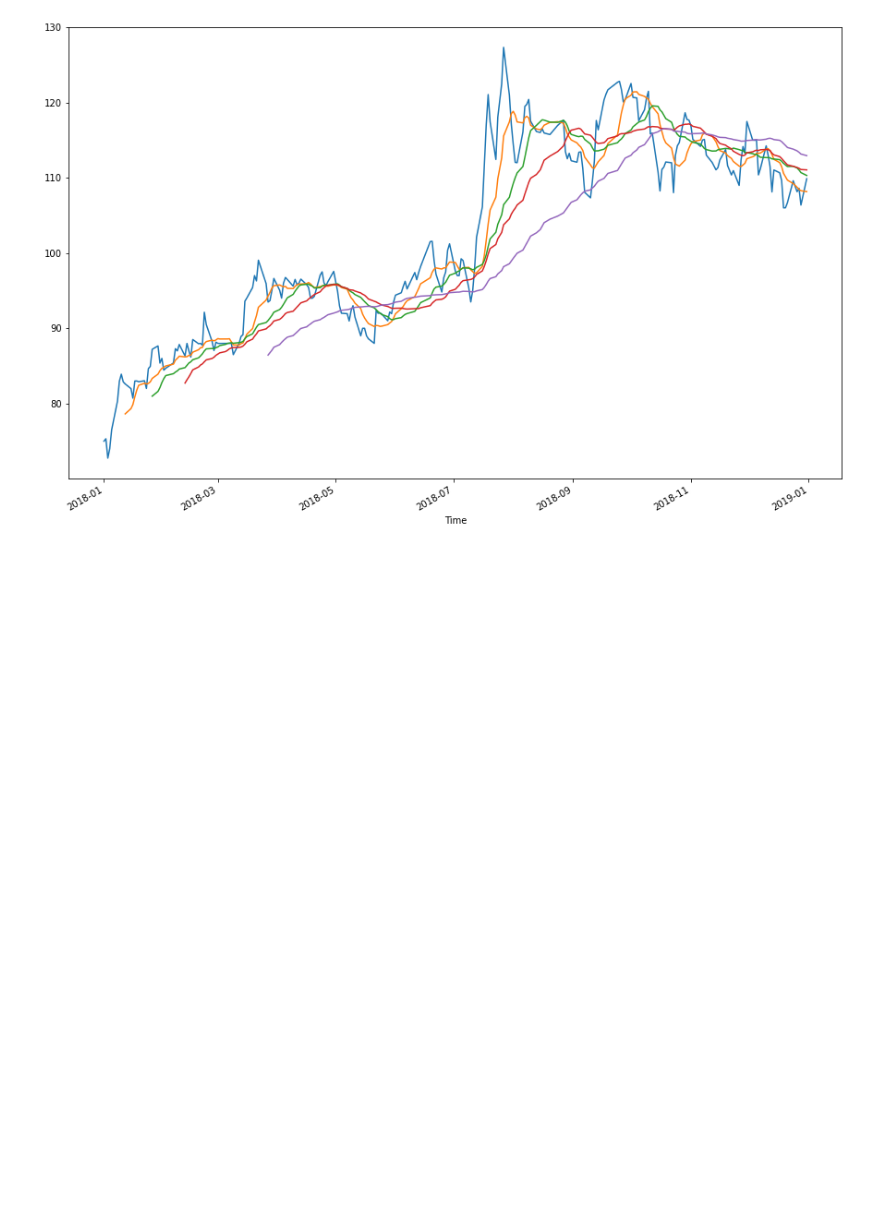
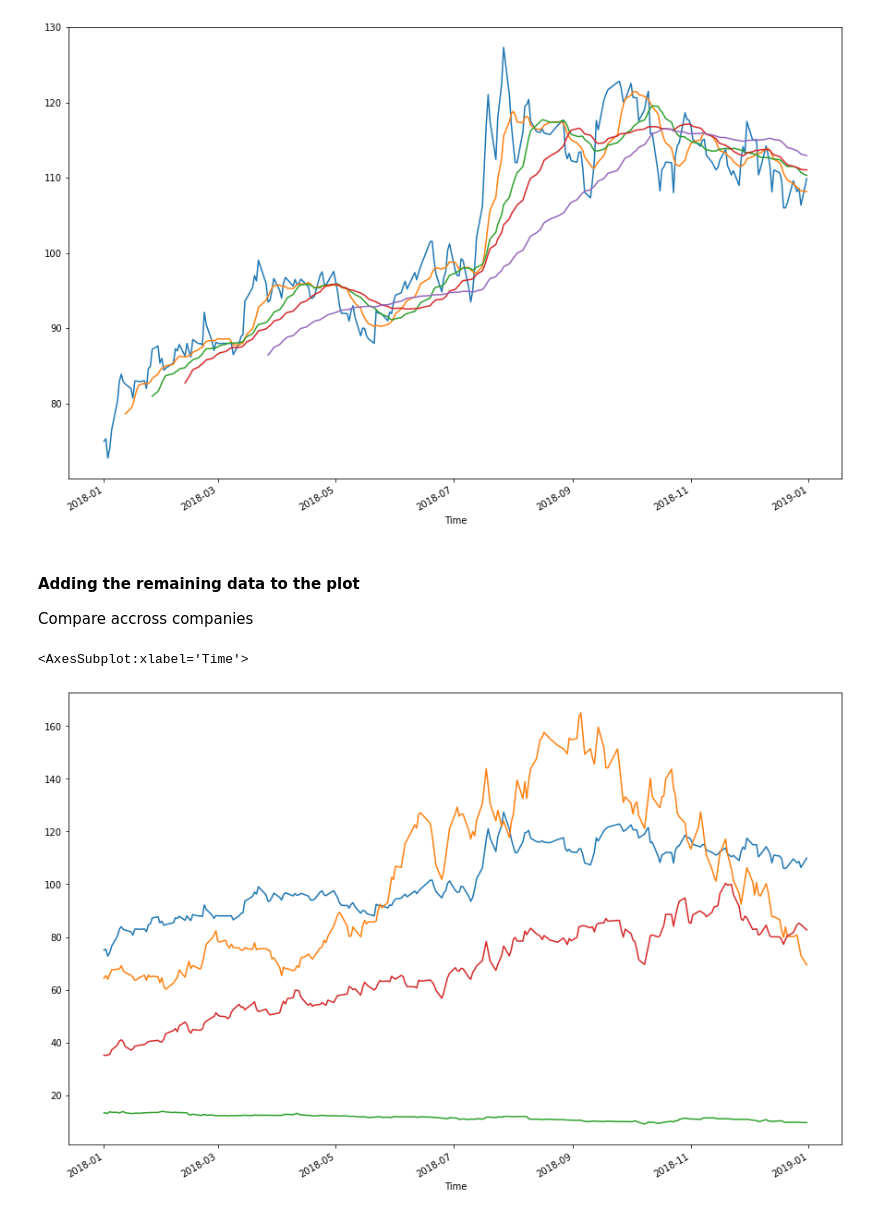
Before and after one commit to simiel/Predictive-Analysis-with-Python, a Jupyter notebook: Project1.ipynb, the cells around one changed output. Saved outputs shown, nothing was run; the diff lists cells and outputs as text; code cells hidden in the pictures; blank space fills up the shorter version.

Commit message:
Compare stock price of all companies over time

```diff
--- a/Project1.ipynb
+++ b/Project1.ipynb
@@ -17,9 +17,10 @@ Can we predict future stock behavior?
 import pandas as pd
 import matplotlib.pyplot as plt
 
-SYS = pd.read_csv('Year_2018/SYS.csv')
-NETSOL = pd.read_csv('Year_2018/NETSOL.csv')
-AVN = pd.read_csv('Year_2018/AVN.csv')
-PTC = pd.read_csv('Year_2018/PTC.csv')
-print(sys.head())
+SYS = pd.read_csv('Year_2018/SYS.csv',parse_dates=['Time'],index_col='Time')
+NETSOL = pd.read_csv('Year_2018/NETSOL.csv',parse_dates=['Time'],index_col='Time')
+AVN = pd.read_csv('Year_2018/AVN.csv',parse_dates=['Time'],index_col='Time')
+PTC = pd.read_csv('Year_2018/PTC.csv',parse_dates=['Time'],index_col='Time')
+print(SYS.head())
+datasets = [SYS,NETSOL,AVN,PTC]
 # %% [output]
@@ -69,3 +71,14 @@ for number in numbers:
     SYS[col].plot(figsize=(15,10))
 # %% [output]
 [figure]
+# %% [markdown]
+#### Adding the remaining data to the plot
+Compare accross companies
+# %%
+SYS.Close.plot(figsize=(15,10))
+NETSOL.Close.plot(figsize=(15,10))
+PTC.Close.plot(figsize=(15,10))
+AVN.Close.plot(figsize=(15,10))
+# %% [output]
+<AxesSubplot:xlabel='Time'>
+[figure, added]
```
Also changed, not shown: parts of 1 cell of this notebook.
